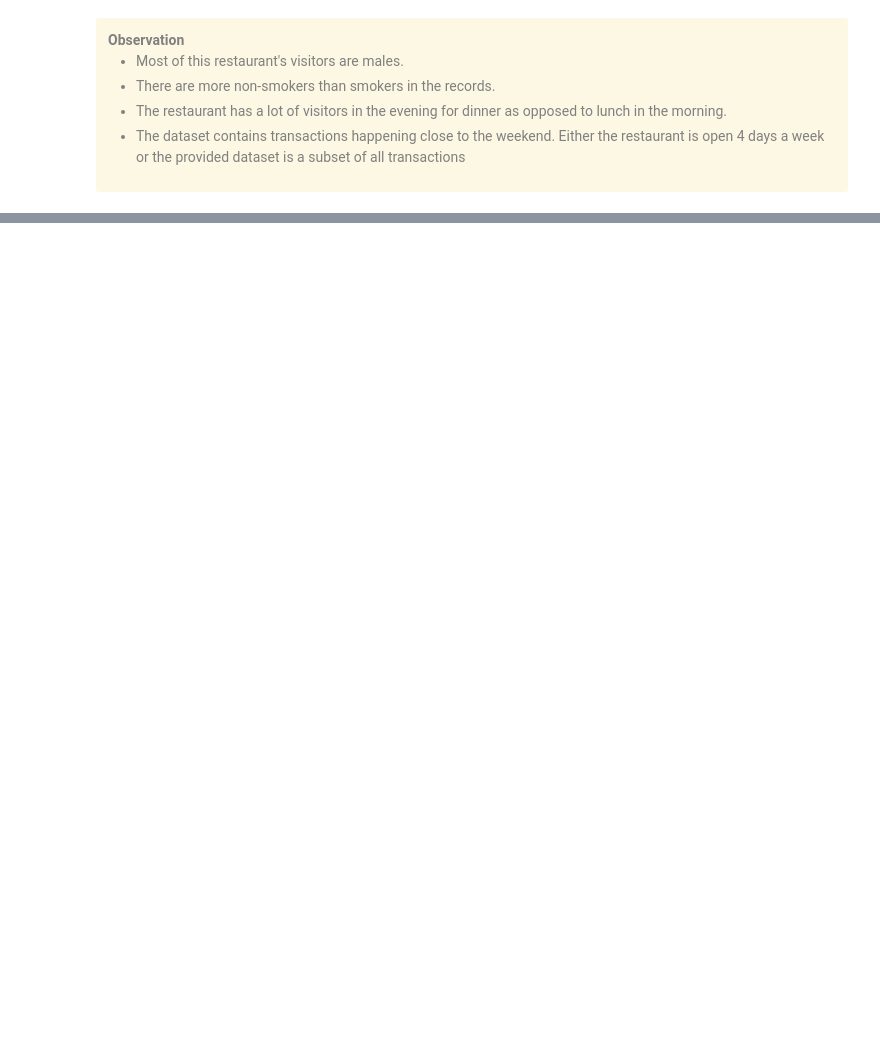
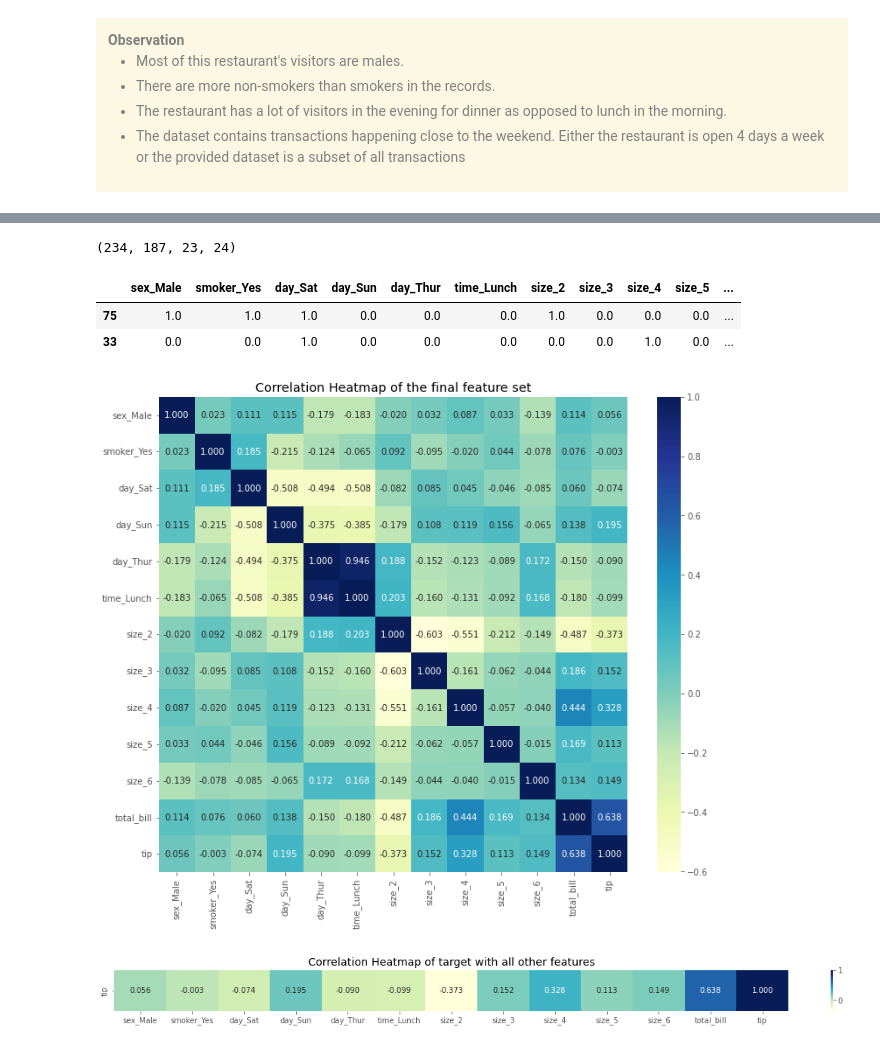
Before and after one commit to ElisonSherton/MTech_DSE_Sem2, a Jupyter notebook: ML/Assignment2/Group128_TipDataset.ipynb, the cells around one changed output, grey strips where cells are left out. Saved outputs shown, nothing was run; the diff lists cells and outputs as text; code cells hidden in the pictures; blank space fills up the shorter version.

Commit message:
Completed model building phase using OHE

```diff
--- a/ML/Assignment2/Group128_TipDataset.ipynb
+++ b/ML/Assignment2/Group128_TipDataset.ipynb
@@ -125,0 +311,11 @@ fig.suptitle("Distribution of continuous variables", fontsize = 12);
+# %%
+from sklearn.model_selection import GridSearchCV, train_test_split
+from sklearn.preprocessing import OneHotEncoder, StandardScaler
+
+# 80% Train - 10% Validation - 10% Test
+df_train, df_eval = train_test_split(df, test_size=0.2, random_state=0)
+df_valid, df_test = train_test_split(df_eval, test_size=0.5, random_state=1)
+
+len(df), len(df_train), len(df_valid), len(df_test)
+# %% [output]
+(234, 187, 23, 24)
@@ -125,0 +343,49 @@ fig.suptitle("Distribution of continuous variables", fontsize = 12);
+# %%
+# Preprocessing the numerical variables
+SS = StandardScaler()
+SS.fit(df_train["total_bill"].values.reshape(-1, 1))
+df_train_numeric = pd.Series(
+    SS.transform(df_train["total_bill"].values.reshape(-1, 1)).reshape(-1),
+    name="total_bill",
+    index=df_train.index,
+)
+df_valid_numeric = pd.Series(
+    SS.transform(df_valid["total_bill"].values.reshape(-1, 1)).reshape(-1),
+    name="total_bill",
+    index=df_valid.index,
+)
+df_test_numeric = pd.Series(
+    SS.transform(df_test["total_bill"].values.reshape(-1, 1)).reshape(-1),
+    name="total_bill",
+    index=df_test.index,
+)
+# %%
+# Finally concatenate the preprocessed numeric and categorical columns together
+final_df_train = pd.concat(
+    [df_train_categorical, df_train_numeric, df_train.tip], axis=1
+)
+final_df_valid = pd.concat(
+    [df_valid_categorical, df_valid_numeric, df_valid.tip], axis=1
+)
+final_df_test = pd.concat([df_test_categorical, df_test_numeric, df_test.tip], axis=1)
+# %%
+# Look at a few entries in the preprocessed train set
+final_df_train.head(2)
+# %% [output]
+|  | sex_Male | smoker_Yes | day_Sat | day_Sun | day_Thur | time_Lunch | size_2 | size_3 | size_4 | size_5 | ... |
+| 75 | 1.0 | 1.0 | 1.0 | 0.0 | 0.0 | 0.0 | 1.0 | 0.0 | 0.0 | 0.0 | ... |
+| 33 | 0.0 | 0.0 | 1.0 | 0.0 | 0.0 | 0.0 | 0.0 | 0.0 | 1.0 | 0.0 | ... |
+# %%
+# Plot a correlation map of all the features
+fig = plt.figure(figsize=(12, 10))
+sns.heatmap(final_df_train.corr(), annot=True, cmap="YlGnBu", fmt=".3f")
+plt.title("Correlation Heatmap of the final feature set");
+# %% [output]
+[figure, added]
+# %%
+# Plot correlation map of target with all the features
+plt.figure(figsize=(20, 1))
+sns.heatmap(final_df_train.corr()[["tip"]].T, annot=True, cmap="YlGnBu", fmt=".3f")
+plt.title("Correlation Heatmap of target with all other features");
+# %% [output]
+[figure, added]
```
Also changed, not shown: parts of 40 cells of this notebook.
